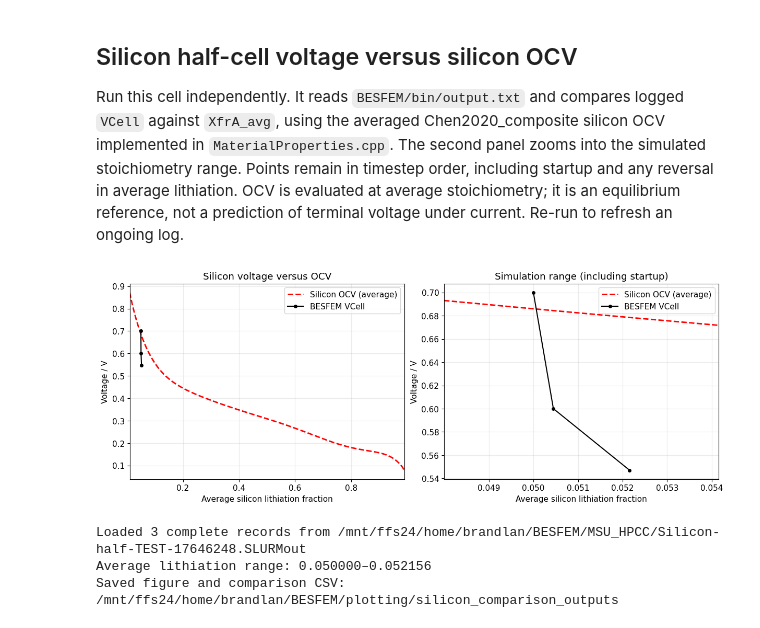
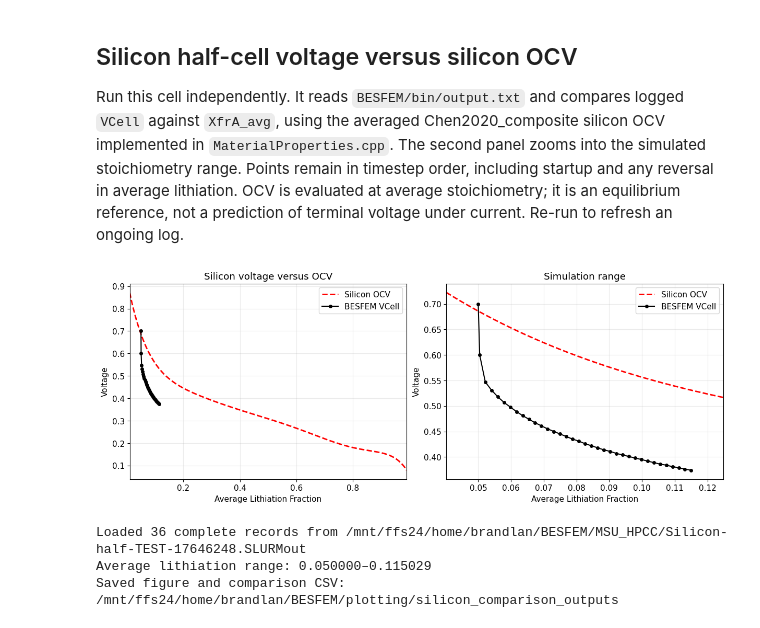
Before and after one commit to HCY-Group/BESFEM, a Jupyter notebook: plotting/OCV_CellVoltage.ipynb, the cells around one changed output. Drawn from its saved outputs; the diff is of its cells as text; code cells hidden in the pictures.

Commit message:
updates for silicon properties

```diff
--- a/plotting/OCV_CellVoltage.ipynb
+++ b/plotting/OCV_CellVoltage.ipynb
@@ -1383,37 +1383,37 @@ if not np.isfinite(silicon_data.to_numpy()).all():
 def silicon_ocv(c):
     # Same coefficients and endpoint clamp as MaterialProperties::Silicon_OCV.
     c = np.clip(np.asarray(c, dtype=float), 1e-8, 1 - 1e-8)
     lithiation = np.polyval([-96.63, 372.6, -587.6, 489.9, -232.8, 62.99, -9.286, 0.8633], c)
     lithiation += 1e-4 * (1 / c + 1 / (c - 1))
     delithiation = np.polyval([-51.02, 161.3, -205.7, 140.2, -58.76, 16.87, -3.792, 0.9937], c)
     return 0.5 * (lithiation + delithiation)
 
 silicon_data["OCV"] = silicon_ocv(silicon_data["XfrA_avg"])
 silicon_sto_grid = np.linspace(0.01, 0.99, 1000)
 silicon_min = silicon_data["XfrA_avg"].min()
 silicon_max = silicon_data["XfrA_avg"].max()
 silicon_margin = max(0.002, 0.15 * (silicon_max - silicon_min))
 silicon_zoom = (max(1e-8, silicon_min - silicon_margin), min(1 - 1e-8, silicon_max + silicon_margin))
 with plt.rc_context({"font.family": "DejaVu Sans", "font.size": 11}):
     silicon_fig, silicon_axes = plt.subplots(1, 2, figsize=(12, 4.5), layout="constrained")
     for ax, grid in zip(silicon_axes, [silicon_sto_grid, np.linspace(*silicon_zoom, 501)]):
-        ax.plot(grid, silicon_ocv(grid), "r--", lw=2, label="Silicon OCV (average)")
+        ax.plot(grid, silicon_ocv(grid), "r--", lw=2, label="Silicon OCV")
         ax.plot(silicon_data["XfrA_avg"], silicon_data["VCell"], "ko-", ms=4, lw=1.5, label="BESFEM VCell")
-        ax.set(xlabel="Average silicon lithiation fraction", ylabel="Voltage / V")
+        ax.set(xlabel="Average Lithiation Fraction", ylabel="Voltage")
         ax.grid(alpha=0.25)
         ax.legend()
     silicon_axes[0].set(title="Silicon voltage versus OCV", xlim=(0.01, 0.99))
-    silicon_axes[1].set(title="Simulation range (including startup)", xlim=silicon_zoom)
+    silicon_axes[1].set(title="Simulation range", xlim=silicon_zoom)
     silicon_output = silicon_workspace / "BESFEM/plotting/silicon_comparison_outputs"
     silicon_output.mkdir(exist_ok=True)
     silicon_fig.savefig(silicon_output / "silicon_voltage_vs_ocv.png", dpi=200, bbox_inches="tight")
     plt.show()
 silicon_data.to_csv(silicon_output / "silicon_voltage_vs_ocv.csv", index=False)
 print(f"Loaded {len(silicon_data)} complete records from {silicon_log}")
 print(f"Average lithiation range: {silicon_min:.6f}–{silicon_max:.6f}")
 print("Saved figure and comparison CSV:", silicon_output)
 # %% [output]
-[figure, old version]
+[figure, new version]
-Loaded 3 complete records from /mnt/ffs24/home/brandlan/BESFEM/MSU_HPCC/Silicon-half-TEST-17646248.SLURMout
-Average lithiation range: 0.050000–0.052156
+Loaded 36 complete records from /mnt/ffs24/home/brandlan/BESFEM/MSU_HPCC/Silicon-half-TEST-17646248.SLURMout
+Average lithiation range: 0.050000–0.115029
 Saved figure and comparison CSV: /mnt/ffs24/home/brandlan/BESFEM/plotting/silicon_comparison_outputs
```
Also changed, not shown: 1 other file.
